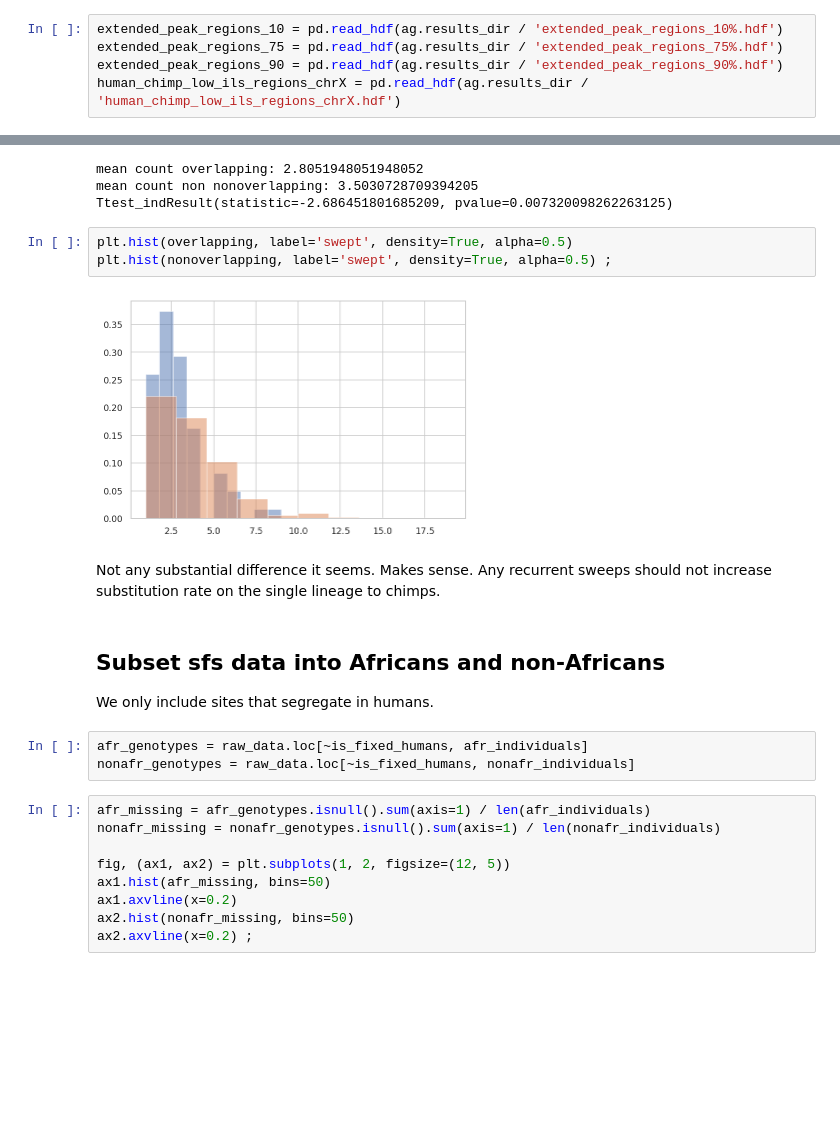
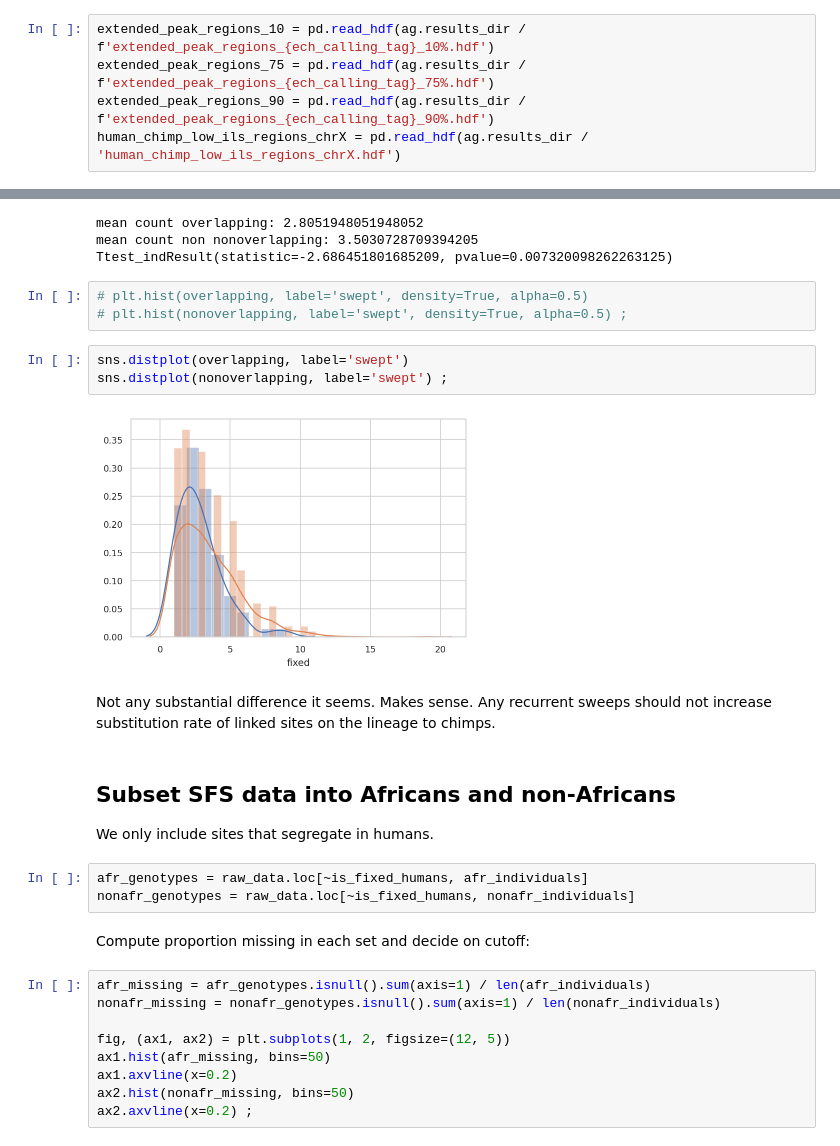
Before and after one commit to kaspermunch/humanXsweeps, a Jupyter notebook: notebooks/nb_24_derived_freqs.ipynb, the cells around one changed output, grey strips where cells are left out. Saved outputs shown, nothing was run; the diff lists cells and outputs as text; blank space fills up the shorter version.

```diff
--- a/notebooks/nb_24_derived_freqs.ipynb
+++ b/notebooks/nb_24_derived_freqs.ipynb
@@ -160,7 +189,7 @@ chromosome_lengths = dict((k.replace('chr', ''), v) for k, v in hg19_chrom_sizes
 # %%
-extended_peak_regions_10 = pd.read_hdf(ag.results_dir / 'extended_peak_regions_10%.hdf')
-extended_peak_regions_75 = pd.read_hdf(ag.results_dir / 'extended_peak_regions_75%.hdf')
-extended_peak_regions_90 = pd.read_hdf(ag.results_dir / 'extended_peak_regions_90%.hdf')
+extended_peak_regions_10 = pd.read_hdf(ag.results_dir / f'extended_peak_regions_{ech_calling_tag}_10%.hdf')
+extended_peak_regions_75 = pd.read_hdf(ag.results_dir / f'extended_peak_regions_{ech_calling_tag}_75%.hdf')
+extended_peak_regions_90 = pd.read_hdf(ag.results_dir / f'extended_peak_regions_{ech_calling_tag}_90%.hdf')
 human_chimp_low_ils_regions_chrX = pd.read_hdf(ag.results_dir / 'human_chimp_low_ils_regions_chrX.hdf')
 # %% [markdown]
 ## Read raw data instead
@@ -293,19 +327,24 @@ mean count overlapping: 2.8051948051948052
 mean count non nonoverlapping: 3.5030728709394205
 Ttest_indResult(statistic=-2.686451801685209, pvalue=0.007320098262263125)
 # %%
-plt.hist(overlapping, label='swept', density=True, alpha=0.5)
-plt.hist(nonoverlapping, label='swept', density=True, alpha=0.5) ;
+# plt.hist(overlapping, label='swept', density=True, alpha=0.5)
+# plt.hist(nonoverlapping, label='swept', density=True, alpha=0.5) ;
-# %% [output]
-[figure, removed]
+# %%
+sns.distplot(overlapping, label='swept')
+sns.distplot(nonoverlapping, label='swept') ;
+# %% [output]
+[figure, added]
 # %% [markdown]
-Not any substantial difference it seems. Makes sense. Any recurrent sweeps should not increase substitution rate on the single lineage to chimps.
+Not any substantial difference it seems. Makes sense. Any recurrent sweeps should not increase substitution rate of linked sites on the lineage to chimps.
 # %% [markdown]
-## Subset sfs data into Africans and non-Africans
+## Subset SFS data into Africans and non-Africans
 
 We only include sites that segregate in humans.
 # %%
 afr_genotypes = raw_data.loc[~is_fixed_humans, afr_individuals]
 nonafr_genotypes = raw_data.loc[~is_fixed_humans, nonafr_individuals]
+# %% [markdown]
+Compute proportion missing in each set and decide on cutoff:
 # %%
 afr_missing = afr_genotypes.isnull().sum(axis=1) / len(afr_individuals)
 nonafr_missing = nonafr_genotypes.isnull().sum(axis=1) / len(nonafr_individuals)
```
Also changed, not shown: parts of 42 cells of this notebook, 30 other files.
